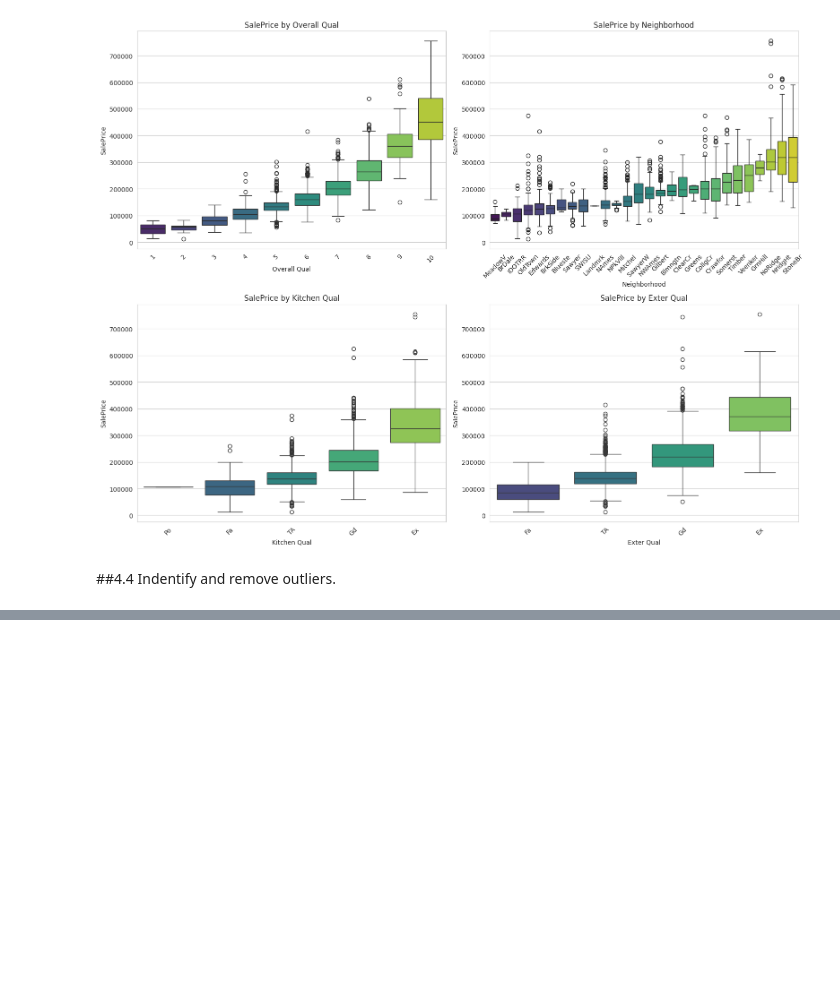
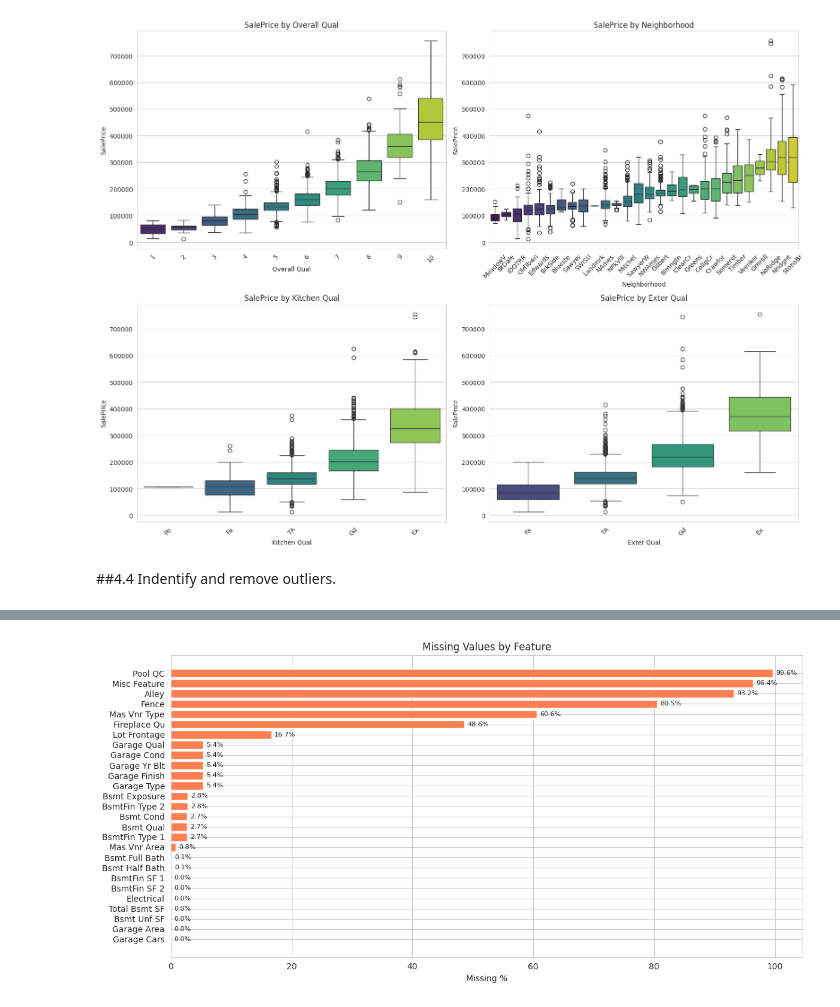
Before and after one commit to tomi2077/ames-housing-dataset-regression, a Jupyter notebook: ames_v2.ipynb, the cells around one changed output, grey strips where cells are left out. Cells and saved outputs as stored; diff of their text form; code cells hidden in the pictures; blank space fills up the shorter version.

```diff
--- a/ames_v2.ipynb
+++ b/ames_v2.ipynb
@@ -260,0 +263,12 @@ Dataset shape after cleaning: (2927, 82)
+# %%
+# Missing value summary
+missing = df.isnull().sum()
+missing = missing[missing > 0].sort_values(ascending=False)
+missing_pct = (missing / len(df) * 100).round(1)
+
+missing_df = pd.DataFrame({
+    'Missing Count': missing,
+    'Missing %': missing_pct
+})
+print(f'Columns with missing values: {len(missing_df)}')
+missing_df
@@ -260,0 +294,15 @@ Dataset shape after cleaning: (2927, 82)
+# %%
+# Visualise missing data
+fig, ax = plt.subplots(figsize=(12, 6))
+bars = ax.barh(missing_df.index[::-1], missing_df['Missing %'][::-1],
+               color='coral', edgecolor='white')
+bars
+ax.set_xlabel('Missing %')
+ax.set_title('Missing Values by Feature')
+for bar, pct in zip(bars, missing_df['Missing %'][::-1]):
+    ax.text(bar.get_width() + 0.5, bar.get_y() + bar.get_height()/2,
+            f'{pct}%', va='center', fontsize=8)
+plt.tight_layout()
+plt.show()
+# %% [output]
+[figure, added]
```
Also changed, not shown: parts of 5 cells of this notebook.
